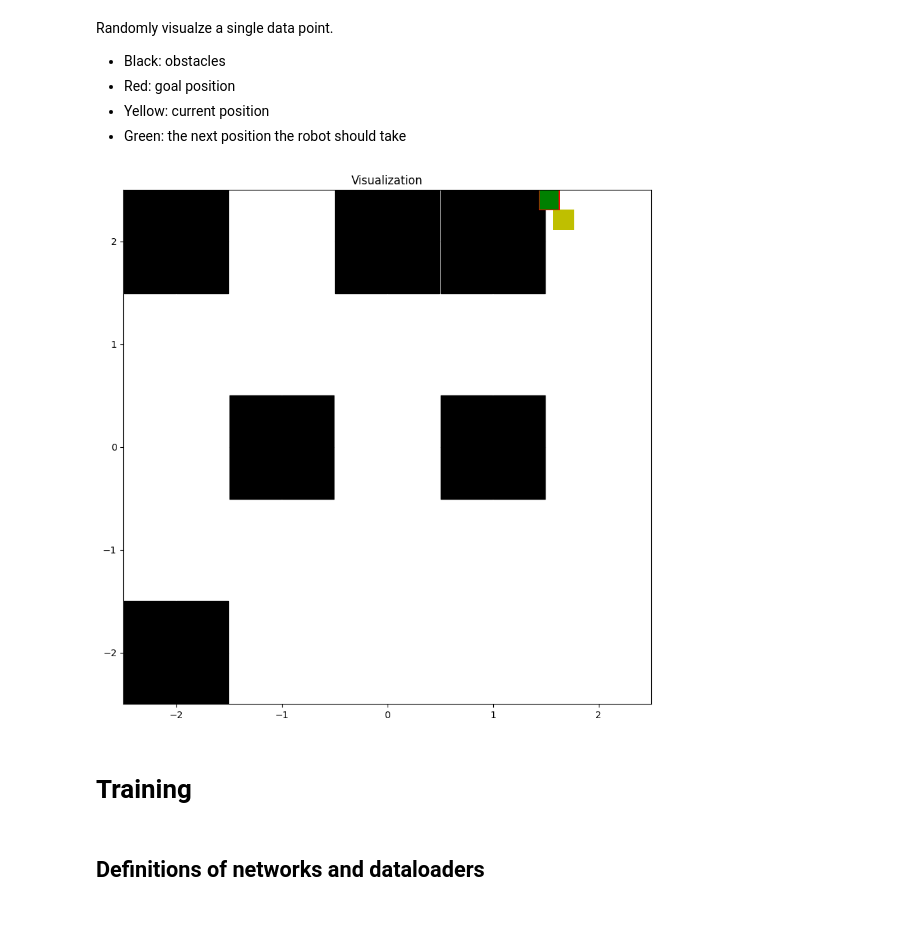
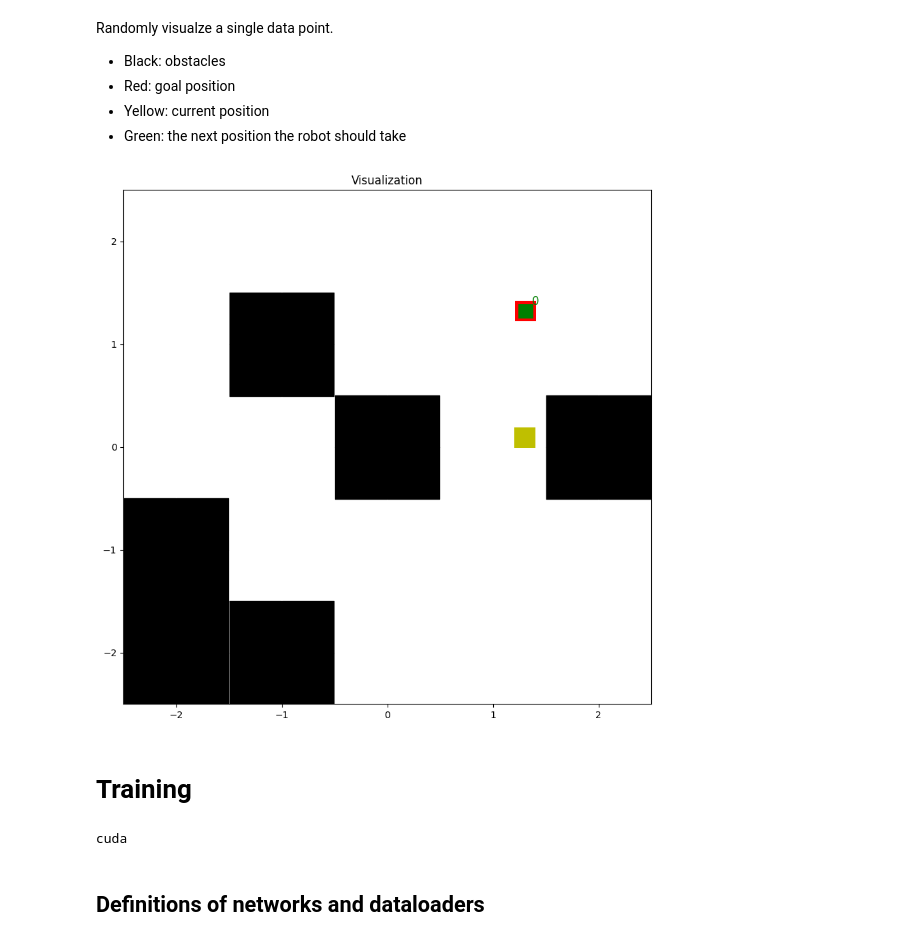
Before and after one commit to lyf44/CS5242-neural-motion-planning, a Jupyter notebook: our-notebook.ipynb, the cells around one changed output. Cells and saved outputs as stored; diff of their text form; code cells hidden in the pictures.

Commit message:
Modify visualization

```diff
--- a/our-notebook.ipynb
+++ b/our-notebook.ipynb
@@ -410,11 +410,10 @@ import json
 import matplotlib.pyplot as plt
 import matplotlib.patches as patches
 import numpy as np
-
-DATA_FILE_PATH_TO_LOAD = './dataset/data_waypoint.json'
+DATA_FILE_PATH_TO_LOAD = './dataset/data_waypoints.json'
 RAW_DATA = None
 # %%
-def visualize_data(occ_g, current_pos, goal_pos, next_pos, predicted_pos=None):
+def visualize_data(occ_g, start_pos, goal_pos, path, predicted_path=None):
     occ_g = np.array(occ_g).reshape(10, 10)
     fig, ax = plt.subplots(1, figsize=(10, 10), dpi=100)
     occ_grid_size = occ_g.shape[0]
@@ -425,11 +424,15 @@ def visualize_data(occ_g, current_pos, goal_pos, next_pos, predicted_pos=None):
             if occ_g[i,j] == 1:
                 plt.scatter(j/2.0 - tmp, tmp - i/2.0, color="black", marker='s', s=s, alpha=1) # init
 
-    ax.add_patch(patches.Rectangle((current_pos[0]-0.1, current_pos[1]-0.1), 0.2, 0.2, facecolor='y'))
+    ax.add_patch(patches.Rectangle((start_pos[0]-0.1, start_pos[1]-0.1), 0.2, 0.2, facecolor='y'))
     ax.add_patch(patches.Rectangle((goal_pos[0]-0.1, goal_pos[1]-0.1), 0.2, 0.2, facecolor='r'))
-    ax.add_patch(patches.Rectangle((next_pos[0]-0.09, next_pos[1]-0.09), 0.18, 0.18, facecolor='g'))
-    if predicted_pos is not None:
-        ax.add_patch(patches.Rectangle((predicted_pos[0]-0.09, predicted_pos[1]-0.09), 0.18, 0.18, facecolor='b'))
+    for i, next_pos in enumerate(path):
+        ax.text(next_pos[0]+0.06, next_pos[1]+0.06, str(i), {'color': 'g', 'size': 'large'})
+        ax.add_patch(patches.Rectangle((next_pos[0]-0.07, next_pos[1]-0.07), 0.14, 0.14, facecolor='g'))
+    if predicted_path is not None:
+        for i, predicted_pos in enumerate(predicted_path):
+            ax.text(predicted_pos[0] - 0.11, predicted_pos[1] - 0.11, str(i), {'color': 'b', 'size': 'large'})
+            ax.add_patch(patches.Rectangle((predicted_pos[0]-0.05, predicted_pos[1]-0.05), 0.1, 0.1, facecolor='b'))
 
     ax.set_title("Visualization")
     ax.set_xlim(-2.5,2.5)
@@ -447,10 +450,10 @@ Randomly visualze a single data point.
 - Green: the next position the robot should take
 # %%
 idx = np.random.randint(len(RAW_DATA))
-current_pos, goal_pos, occ_grid, next_pos, _, _ = RAW_DATA[idx]
-visualize_data(occ_grid, current_pos, goal_pos, next_pos)
+current_pos, goal_pos, occ_grid, next_pos = RAW_DATA[idx]
+visualize_data(occ_grid, current_pos, goal_pos, [next_pos])
 # %% [output]
-[figure, old version]
+[figure, new version]
 # %% [markdown]
 # Training
 # %%
@@ -458,6 +461,9 @@ import torch
 import torch.nn as nn
 from torch.utils.data import Dataset, DataLoader
 DEVICE = torch.device("cuda" if torch.cuda.is_available() else "cpu")
+print(DEVICE)
+# %% [output]
+cuda
 # %% [markdown]
 ## Definitions of networks and dataloaders
 # %% [markdown]
```
Also changed, not shown: parts of 4 cells of this notebook.
